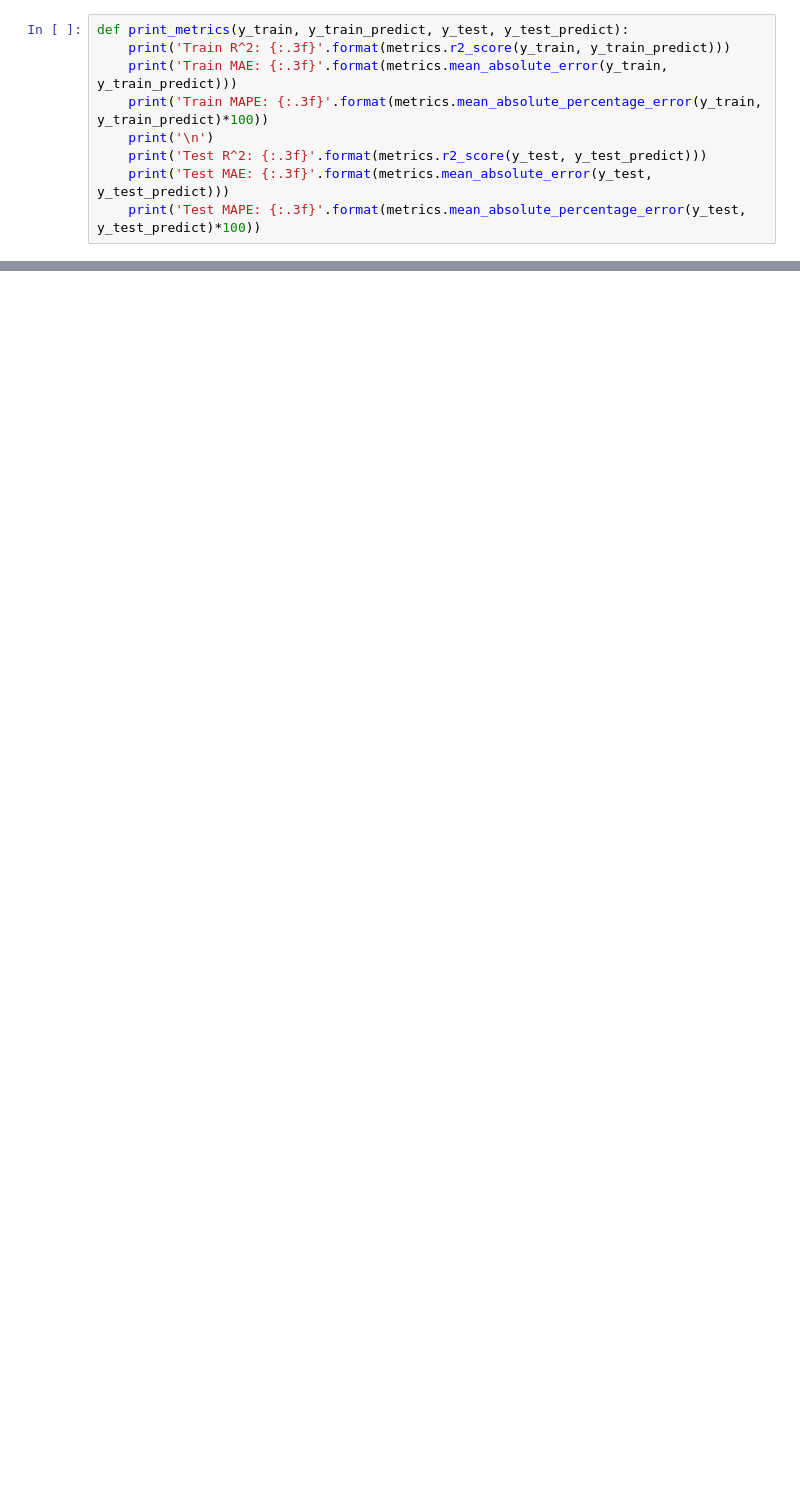
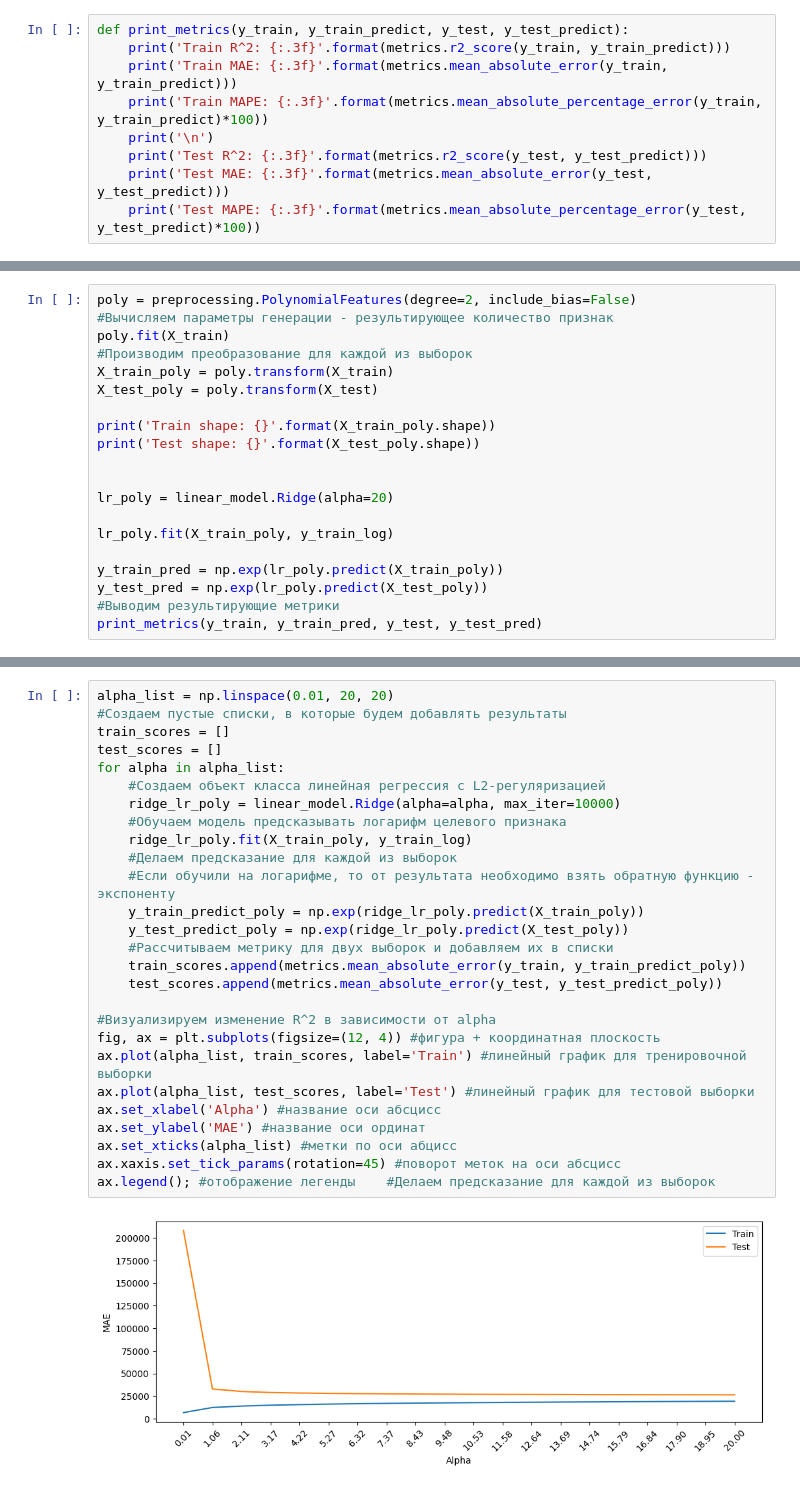
Before and after one commit to ssiarhei115/CountryHouse-price-prediction, a Jupyter notebook: code.ipynb, the cells around one changed output, grey strips where cells are left out. Saved outputs shown, nothing was run; the diff lists cells and outputs as text; blank space fills up the shorter version.

```diff
--- a/code.ipynb
+++ b/code.ipynb
@@ -877,0 +901,20 @@ KeyError: "None of [Index(['latitude', 'longitude'], dtype='object')] are in the
+# %%
+poly = preprocessing.PolynomialFeatures(degree=2, include_bias=False)
+#Вычисляем параметры генерации - результирующее количество признак
+poly.fit(X_train)
+#Производим преобразование для каждой из выборок
+X_train_poly = poly.transform(X_train)
+X_test_poly = poly.transform(X_test)
+
+print('Train shape: {}'.format(X_train_poly.shape))
+print('Test shape: {}'.format(X_test_poly.shape))
+
+
+lr_poly = linear_model.Ridge(alpha=20)
+
+lr_poly.fit(X_train_poly, y_train_log)
+
+y_train_pred = np.exp(lr_poly.predict(X_train_poly))
+y_test_pred = np.exp(lr_poly.predict(X_test_poly))
+#Выводим результирующие метрики
+print_metrics(y_train, y_train_pred, y_test, y_test_pred)
@@ -877,0 +932,29 @@ KeyError: "None of [Index(['latitude', 'longitude'], dtype='object')] are in the
+# %%
+alpha_list = np.linspace(0.01, 20, 20)
+#Создаем пустые списки, в которые будем добавлять результаты
+train_scores = []
+test_scores = []
+for alpha in alpha_list:
+    #Создаем объект класса линейная регрессия с L2-регуляризацией
+    ridge_lr_poly = linear_model.Ridge(alpha=alpha, max_iter=10000)
+    #Обучаем модель предсказывать логарифм целевого признака
+    ridge_lr_poly.fit(X_train_poly, y_train_log)
+    #Делаем предсказание для каждой из выборок
+    #Если обучили на логарифме, то от результата необходимо взять обратную функцию - экспоненту
+    y_train_predict_poly = np.exp(ridge_lr_poly.predict(X_train_poly))
+    y_test_predict_poly = np.exp(ridge_lr_poly.predict(X_test_poly))
+    #Рассчитываем метрику для двух выборок и добавляем их в списки
+    train_scores.append(metrics.mean_absolute_error(y_train, y_train_predict_poly))
+    test_scores.append(metrics.mean_absolute_error(y_test, y_test_predict_poly))
+
+#Визуализируем изменение R^2 в зависимости от alpha
+fig, ax = plt.subplots(figsize=(12, 4)) #фигура + координатная плоскость
+ax.plot(alpha_list, train_scores, label='Train') #линейный график для тренировочной выборки
+ax.plot(alpha_list, test_scores, label='Test') #линейный график для тестовой выборки
+ax.set_xlabel('Alpha') #название оси абсцисс
+ax.set_ylabel('MAE') #название оси ординат
+ax.set_xticks(alpha_list) #метки по оси абцисс
+ax.xaxis.set_tick_params(rotation=45) #поворот меток на оси абсцисс
+ax.legend(); #отображение легенды    #Делаем предсказание для каждой из выборок
+# %% [output]
+[figure, added]
```
Also changed, not shown: parts of 44 cells of this notebook, 1 other file.
